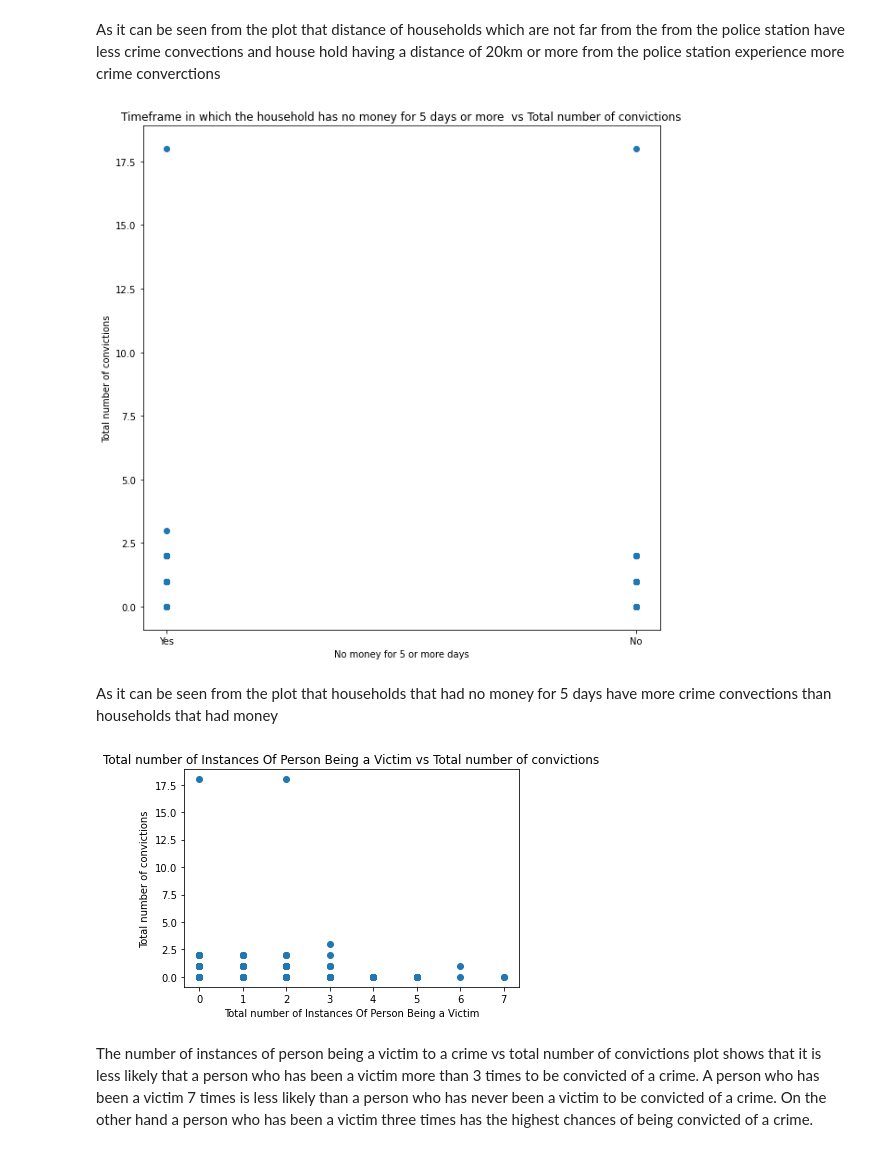
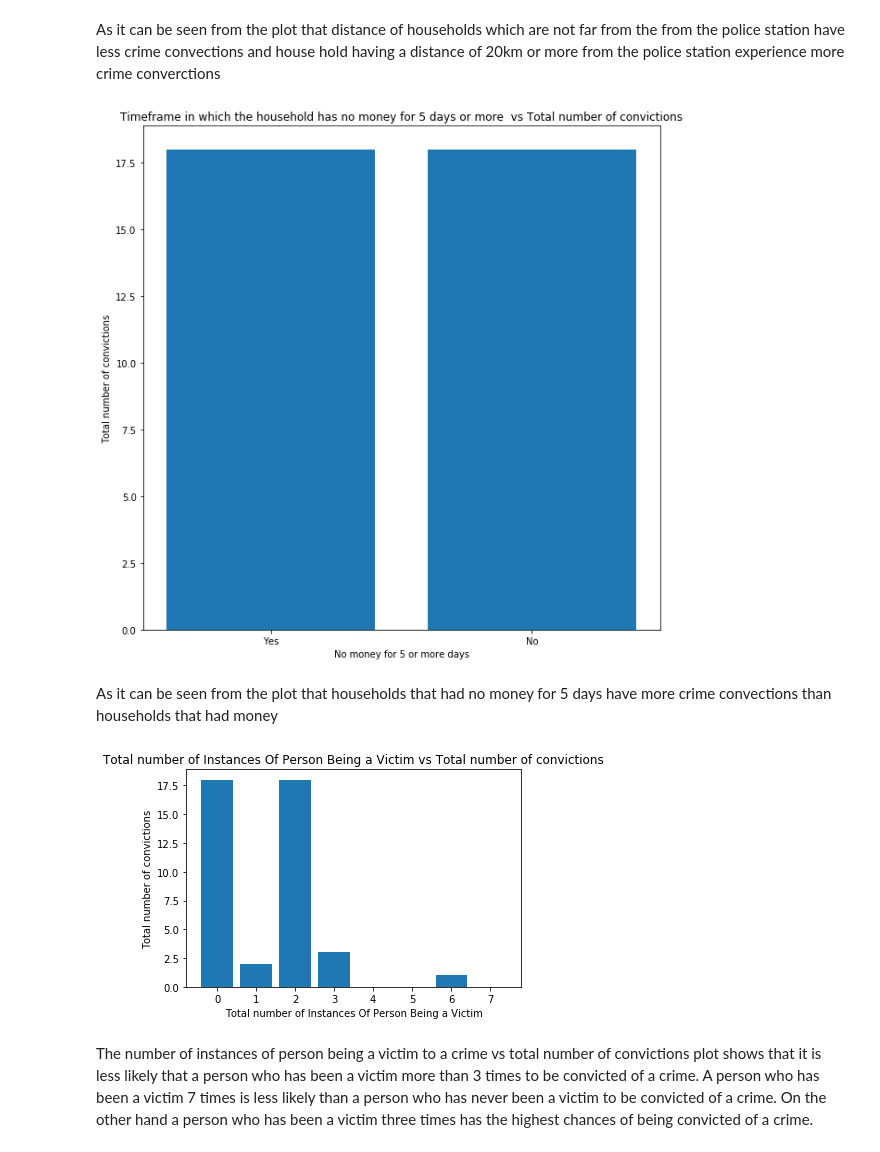
Before and after one commit to DonaldMbara/DAE-Project, a Jupyter notebook: Project1_Draft.ipynb, the cells around one changed output. Cells and saved outputs as stored; diff of their text form; code cells hidden in the pictures.

```diff
--- a/Project1_Draft.ipynb
+++ b/Project1_Draft.ipynb
@@ -475,20 +569,20 @@ As it can be seen from the plot that distance of households which are not far fr
 # %%
 no_food = DATA.Q224BNOMONEY5
 convictions = DATA.Total_number_of_convictions
 # plt.bar(no_food, convictions)
 fig,ax = plt.subplots()
 
-ax.scatter(no_food,convictions)
+ax.bar(no_food,convictions)
 fig.set_size_inches(10, 10)
 ax.set_xticks([1,2])
 ax.set_xticklabels(['Yes','No'])
 plt.title('Timeframe in which the household has no money for 5 days or more  vs Total number of convictions' )
 plt.ylabel('Total number of convictions')
 plt.xlabel('No money for 5 or more days')
 # plt.set_xticks([1,2])
 plt.show()
 # %% [output]
-[figure, old version]
+[figure, new version]
 # %% [markdown]
 As it can be seen from the plot that households that had no money for 5 days have more crime convections than households that had money
 # %%
@@ -499,13 +593,13 @@ convictions = DATA.Total_number_of_convictions
 fig,ax = plt.subplots()
 # fig.set_size_inches(10, 10)
 
-ax.scatter(victims_of_crime, convictions)
+ax.bar(victims_of_crime, convictions)
 plt.title('Total number of Instances Of Person Being a Victim vs Total number of convictions')
 plt.ylabel('Total number of convictions')
 plt.xlabel('Total number of Instances Of Person Being a Victim')
 plt.show()
 # %% [output]
-[figure, old version]
+[figure, new version]
 # %% [markdown]
 The number of instances of person being a victim to a crime vs total number of convictions plot shows that it is less likely that a person who has been a victim more than 3 times to be convicted of a crime. A person who has been a victim 7 times is less likely than a person who has never been a victim to be convicted of a crime. On the other hand a person who has been a victim three times has the highest chances of being convicted of a crime.
 # %%
```
Also changed, not shown: parts of 27 cells of this notebook, 1 other file.
